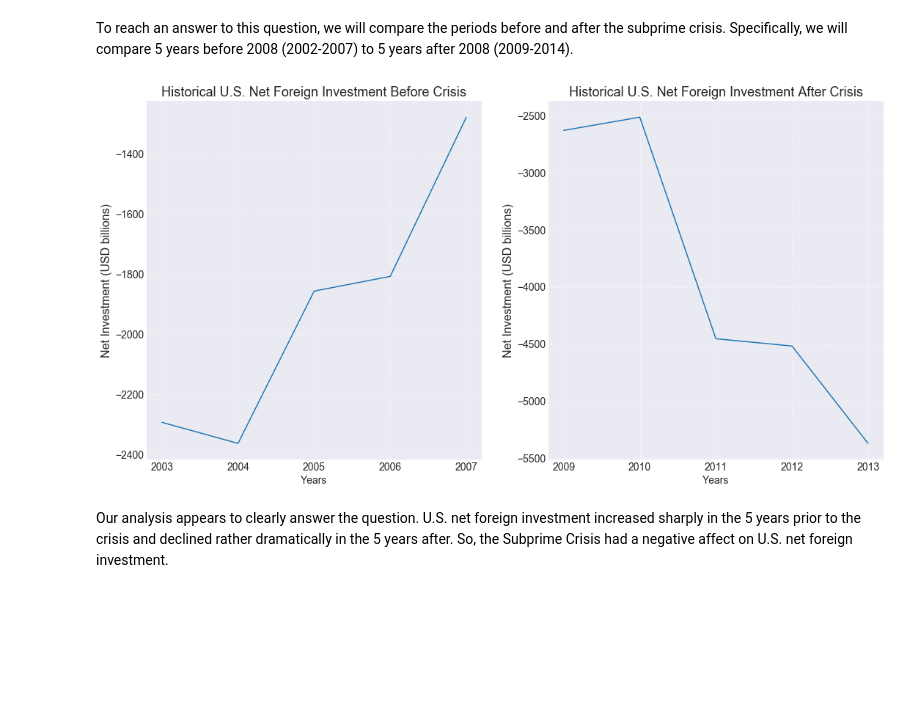
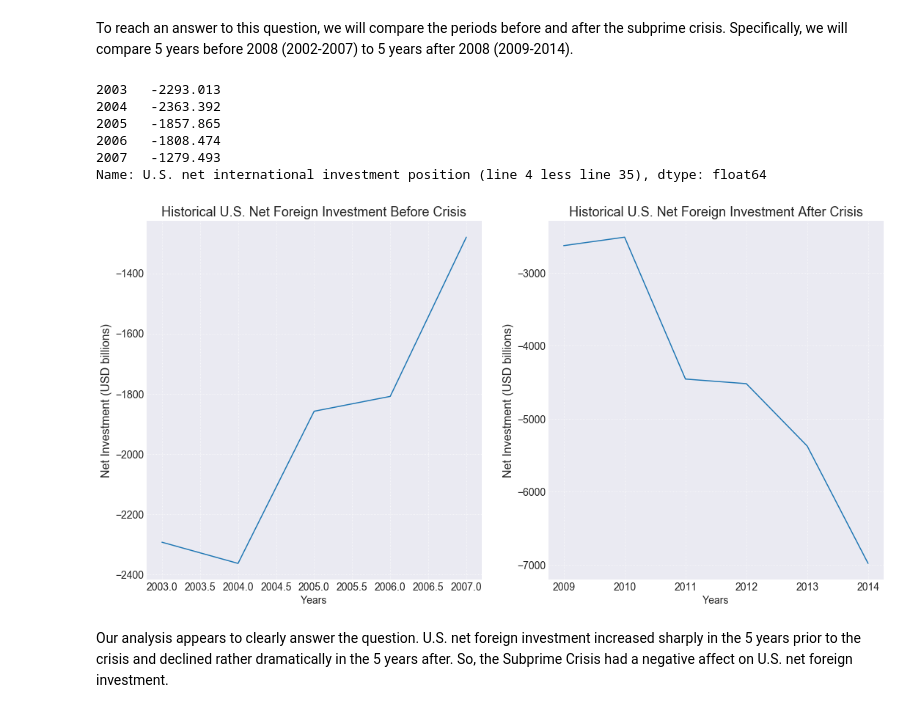
Before and after one commit to dataninja-python/Capstone, a Jupyter notebook: Capstone_AJ-Igherighe_Jan2018.ipynb, the cells around one changed output. Saved outputs shown, nothing was run; the diff lists cells and outputs as text; code cells hidden in the pictures; blank space fills up the shorter version.

```diff
--- a/Capstone_AJ-Igherighe_Jan2018.ipynb
+++ b/Capstone_AJ-Igherighe_Jan2018.ipynb
@@ -247,16 +264,0 @@ data_desired.head()
-# %%
-def change_to_int(data, new_type):
-    """converts row data from current format to desired format"""
-    data_names = list(data.index)
-    data_new = data.copy()
-    for name in data_names:
-        data_new.loc[name] = data.loc[name].astype(new_type)
-    return data_new
-
-# clean and save to file
-new_type = int
-data_clean = change_to_int(data_desired, new_type)
-
-# save newly cleaned file
-file = './Data/cleaned_original.csv'
-data_clean.to_csv(file)
@@ -262,0 +267,5 @@ data_clean.to_csv(file)
+# %%
+data_desired = data_clean.iloc[[0, 3, 35]].copy(deep=True)
+new_type = int
+data_clean_desired = change_to_int(data_desired, new_type)
+data_clean_desired.head(3)
@@ -276,4 +281,5 @@ capstone_data.head()
 # %%
+capstone_data = data_clean_desired.copy(deep=True)
 row_names = list(capstone_data.index)
 series_net_investment = pd.Series(capstone_data.loc[row_names[0]].copy()) / 1000
 series_assets = pd.Series(capstone_data.loc[row_names[1]].copy()) / 1000
@@ -354,40 +350,40 @@ for key, value in values_dict.items():
+# %%
+series_net_investment[(series_net_investment.index > 2002) & (series_net_investment.index < 2008)]
+# %% [output]
+2003   -2293.013
+2004   -2363.392
+2005   -1857.865
+2006   -1808.474
+2007   -1279.493
+Name: U.S. net international investment position (line 4 less line 35), dtype: float64
+# %%
+before = series_net_investment[(series_net_investment.index > 2002) \
+                               & (series_net_investment.index < 2008)].copy(deep=True)
+after = series_net_investment[(series_net_investment.index > 2008)\
+                              & (series_net_investment.index < 2015)].copy(deep=True)
 # %%
-y_before = []
-x_before = []
-
-y_after = []
-x_after = []
-
-for key, value in before_dict.items():
-    y_before.append(int(value))
-    x_before.append(key)
-
-for key, value in after_dict.items():
-    y_after.append(int(value))
-    x_after.append(key)
-
 # plot the before and after crisis figures
 fig = plt.figure(figsize=(18, 9))
 plt.subplot(1, 2, 1)
-plt.plot(x_before, y_before)
+plt.plot(before.index, before.values)
 plt.grid(linestyle='dotted')
 plt.title('Historical U.S. Net Foreign Investment Before Crisis').set_size(18)
 plt.xlabel('Years').set_size(14)
 plt.ylabel('Net Investment (USD billions)').set_size(16)
 plt.xticks(size=14)
 plt.yticks(size=14)
 
 plt.subplot(1, 2, 2)
-plt.plot(x_after, y_after)
+plt.plot(after.index, after.values)
 plt.grid(linestyle='dotted')
 plt.title('Historical U.S. Net Foreign Investment After Crisis').set_size(18)
 plt.xlabel('Years').set_size(14)
 plt.ylabel('Net Investment (USD billions)').set_size(16)
 plt.xticks(size=14)
 plt.yticks(size=14)
 plt.show()
 # %% [output]
-[figure, old version]
+[figure, new version]
 # %% [markdown]
 Our analysis appears to clearly answer the question. U.S. net foreign investment increased sharply in the 5 years prior to the crisis and declined rather dramatically in the 5 years after.  So, the Subprime Crisis had a negative affect on U.S. net foreign investment.
 # %% [markdown]
```
Also changed, not shown: parts of 31 cells of this notebook, 1 other file.
